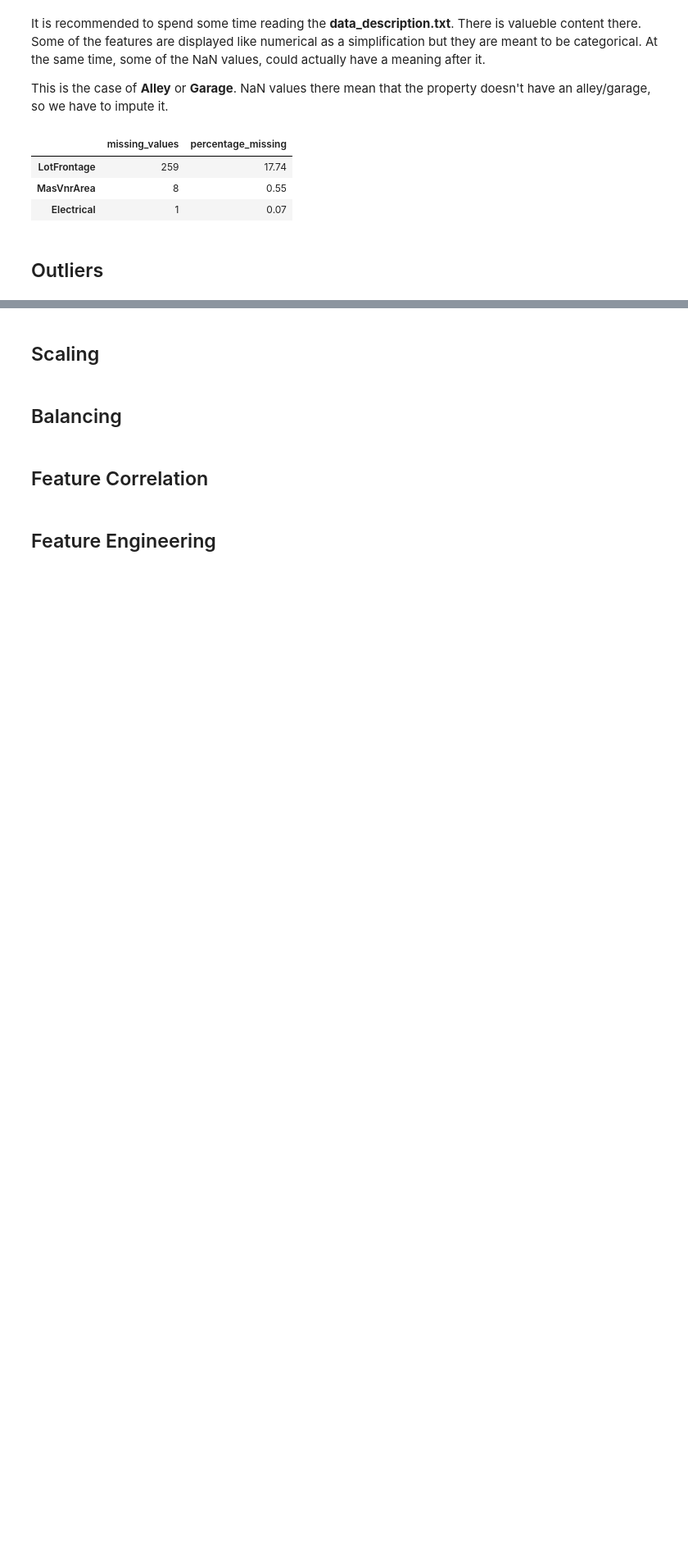
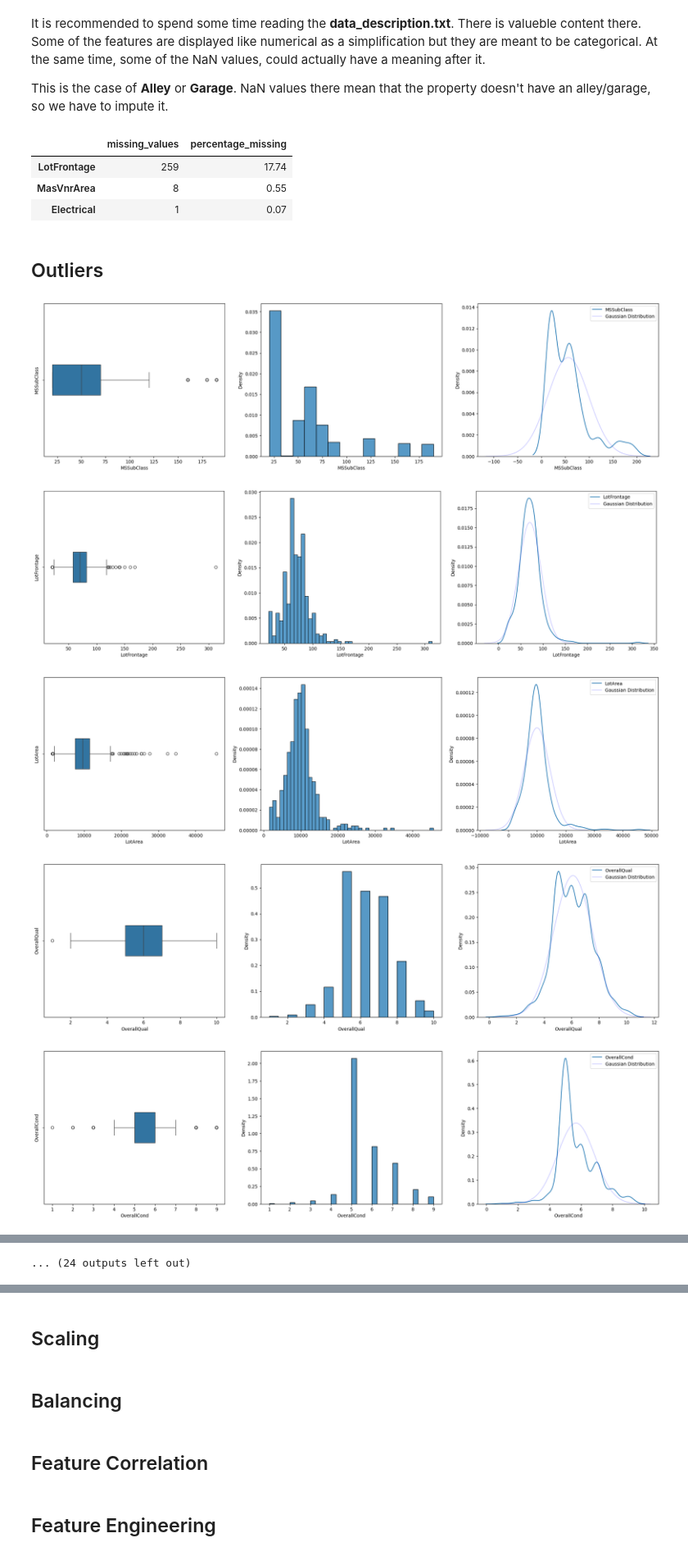
Before and after one commit to rriesco/kaggle-houses, a Jupyter notebook: houses_preprocessing.ipynb, the cells around one changed output, grey strips where cells are left out. Shown at 82% size. Drawn from its saved outputs; the diff is of its cells as text; code cells hidden in the pictures; blank space fills up the shorter version.

```diff
--- a/houses_preprocessing.ipynb
+++ b/houses_preprocessing.ipynb
@@ -66,13 +66,13 @@ def EDA_feat(col, sample=None, size=(24,6)):
     x = np.linspace(mean - 4*std_dev, mean + 4*std_dev, 1000)
     pdf = norm.pdf(x, mean, std_dev)
     sns.lineplot(x=x, y=pdf, color='b', alpha=0.2, label='Gaussian Distribution')
-    plt.axvline(mean - 3*std_dev, color='r', alpha=0.2)
-    plt.axvline(mean + 3*std_dev, color='r', alpha=0.2)
-    plt.text(mean + 3*std_dev + 0.5, round(col.value_counts(sort=True).max()/len(col),2)/2, "3 $\\sigma$", rotation=90, verticalalignment='center')
-    plt.text(mean - 3*std_dev - 1, round(col.value_counts(sort=True).max()/len(col),2)/2, "-3 $\\sigma$", rotation=90, verticalalignment='center')
+    # plt.axvline(mean - 3*std_dev, color='r', alpha=0.2)
+    # plt.axvline(mean + 3*std_dev, color='r', alpha=0.2)
+    # plt.text(mean + 3*std_dev + 0.5, round(col.value_counts(sort=True).max()/len(col),2)/2, "3 $\\sigma$", rotation=90, verticalalignment='center')
+    # plt.text(mean - 3*std_dev - 1, round(col.value_counts(sort=True).max()/len(col),2)/2, "-3 $\\sigma$", rotation=90, verticalalignment='center')
 
-    plt.show()
-    plt.close()
+    # plt.show()
+    # plt.close()
 # %%
 raw_df = pd.read_csv('./raw_data/train.csv') # Local
 # df = pd.read_csv('./data/train.csv') # Google collab
@@ -222,3 +222,12 @@ count_nulls_v2(clean_df)
 | Electrical | 1 | 0.07 |
 # %% [markdown]
 ## Outliers
+# %%
+for col in clean_df.select_dtypes(include='number').columns:
+    EDA_feat(clean_df[col], sample=500)
+# %% [output]
+[figure, added]
+[figure, added]
+[figure, added]
+[figure, added]
+[figure, added]
@@ -224,0 +241 @@ count_nulls_v2(clean_df)
+... (24 outputs left out)
```
Also changed, not shown: parts of 4 cells of this notebook.
